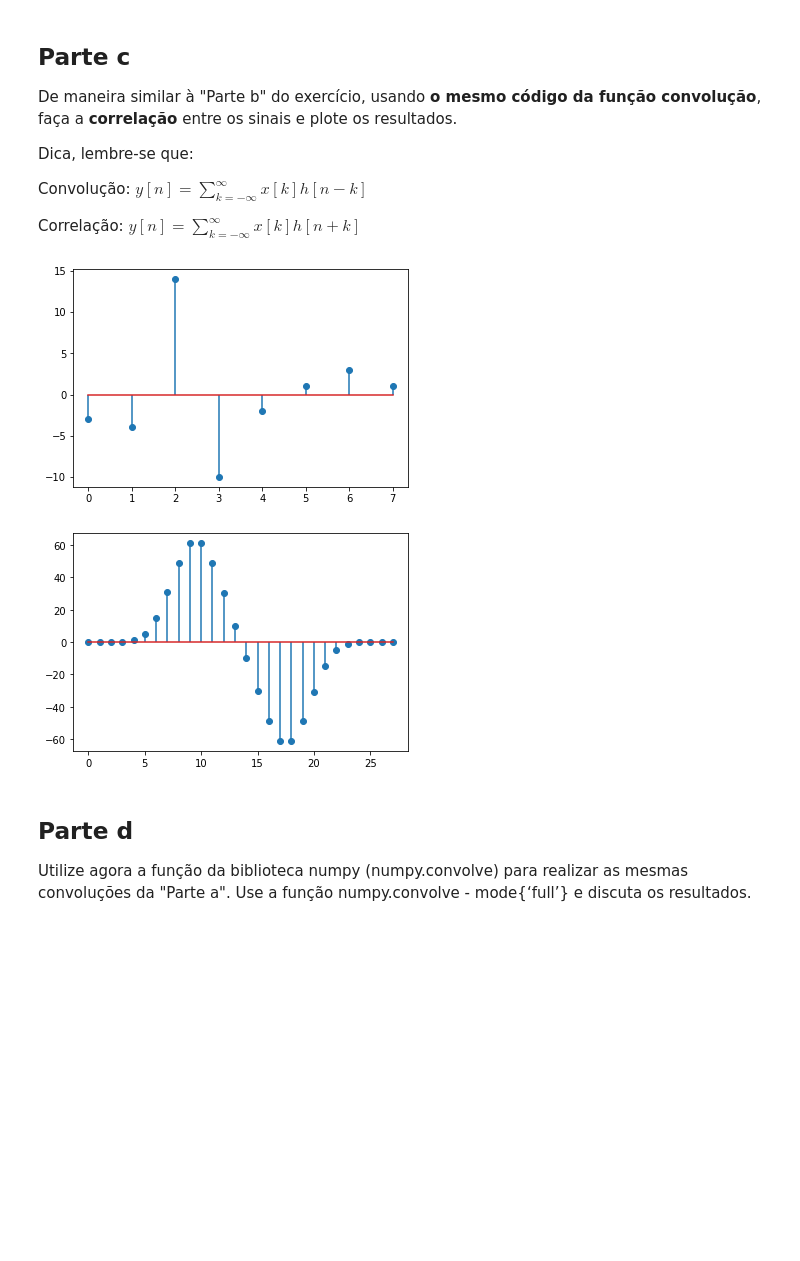
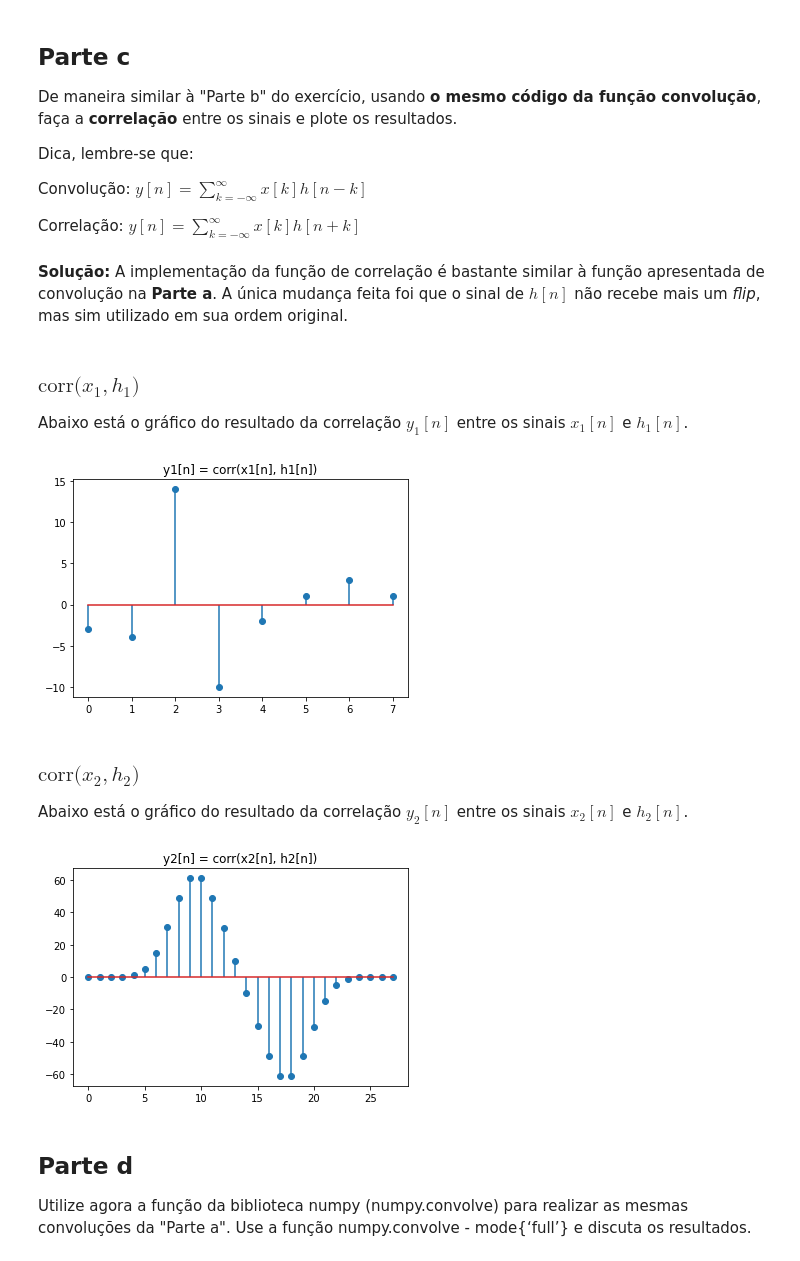
Before and after one commit to julianafalves/Sinais-Digitais, a Jupyter notebook: Projeto1.ipynb, the cells around one changed output. Saved outputs shown, nothing was run; the diff lists cells and outputs as text; code cells hidden in the pictures; blank space fills up the shorter version.

```diff
--- a/Projeto1.ipynb
+++ b/Projeto1.ipynb
@@ -276,37 +347,55 @@ Dica, lembre-se que:
 Convolução: $ y[n] = \sum_{k=-\infty}^{\infty} x[k]h[n-k]$
 
 Correlação: $ y[n] = \sum_{k=-\infty}^{\infty} x[k]h[n+k]$
+# %% [markdown]
+**Solução:** A implementação da função de correlação é bastante similar à função apresentada de convolução na **Parte a**. A única mudança feita foi que o sinal de $h[n]$ não recebe mais um *flip*, mas sim utilizado em sua ordem original.
 # %%
 def corr(x,h):
-  padding = len(h) - 1
+  '''Recebe um sinal de entrada x[n] e uma resposta impulsiva h[n] e retorna a correlação y[n] dos dois sinais.'''
 
-  x = padding * [0] + x + padding * [0]
+  # Tamanho do preenchimento com 0s
+  tam_extra = len(h) - 1
+
+  # Preenche x[n] com 0s no começo e no fim
+  x = tam_extra * [0] + x + tam_extra * [0]
+
+  # Preenche h[n] com 0s até o tamanho de x[n]
   h = h + (len(x)-len(h)) * [0]
+
+  # Saída
   y = []
 
-  for _ in range(len(x)-padding):
-    yy = sum([xk * hk for xk, hk in zip(x, h)])
-    y.append(yy)
+  for _ in range(len(x) - tam_extra):
+    # Somatório dos produtos dos elementos de x e h
+    yn = sum([a * b for a, b in zip(x, h)])
+    y.append(yn)
 
-    h = h[-1:] + h[:-1]
+    # Deslocamento de h para a direita
+    h = [0] + h[:-1]
 
   return y
+# %% [markdown]
+### $\text{corr(}x_1, h_1\text{)}$
+Abaixo está o gráfico do resultado da correlação $y_1[n]$ entre os sinais $x_1[n]$ e $h_1[n]$.
 # %%
 corr_x1_h1 = corr(x1,h1)
-n = np.arange(0, len(corr_x1_h1))
 
-stem(n, corr_x1_h1, use_line_collection=True)
+stem(corr_x1_h1, use_line_collection=True)
+plt.title('y1[n] = corr(x1[n], h1[n])')
 show()
 # %% [output]
-[figure, old version]
+[figure, new version]
+# %% [markdown]
+### $\text{corr(}x_2, h_2\text{)}$
+Abaixo está o gráfico do resultado da correlação $y_2[n]$ entre os sinais $x_2[n]$ e $h_2[n]$.
 # %%
 corr_x2_h2 = corr(x2,h2)
-n = np.arange(0, len(corr_x2_h2))
 
-stem(n, corr_x2_h2, use_line_collection=True)
+stem(corr_x2_h2, use_line_collection=True)
+plt.title('y2[n] = corr(x2[n], h2[n])')
 show()
 # %% [output]
-[figure, old version]
+[figure, new version]
 # %% [markdown]
 ## Parte d
 Utilize agora a função da biblioteca numpy (numpy.convolve) para realizar as mesmas convoluções da "Parte a". Use a função numpy.convolve - mode{‘full’} e discuta os resultados.
```
Also changed, not shown: parts of 18 cells of this notebook.
